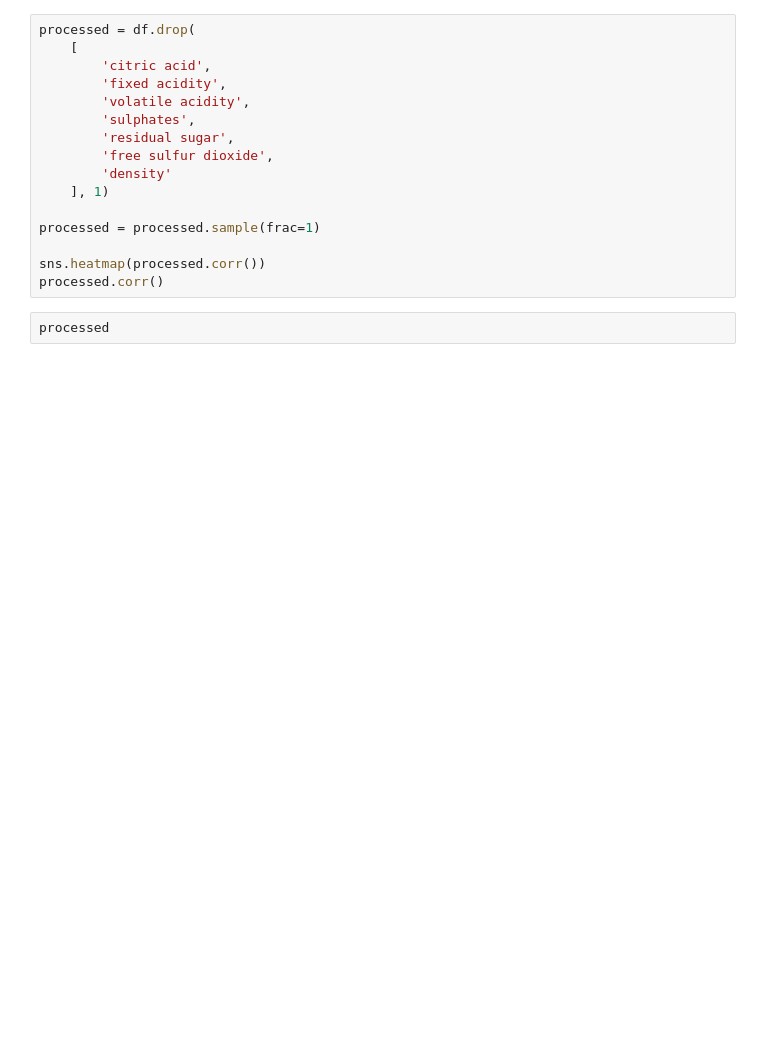
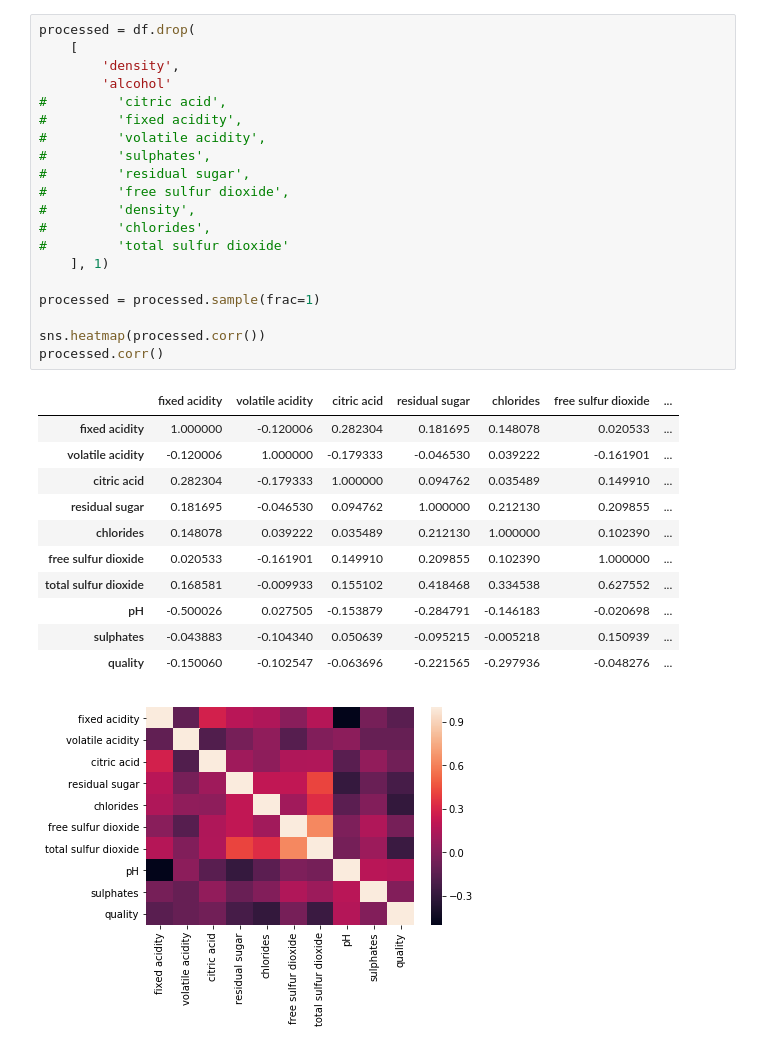
Before and after one commit to ReckoningReckoner/Neural-Networks-and-Genetic-Algorithms, a Jupyter notebook: Backpropagation/Backpropagation/preprocessing.ipynb, the cells around one changed output. Cells and saved outputs as stored; diff of their text form; blank space fills up the shorter version.

```diff
--- a/Backpropagation/Backpropagation/preprocessing.ipynb
+++ b/Backpropagation/Backpropagation/preprocessing.ipynb
@@ -53,18 +53,33 @@ df.corr()
 # %%
 processed = df.drop(
     [
-        'citric acid',
-        'fixed acidity',
-        'volatile acidity',
-        'sulphates',
-        'residual sugar',
-        'free sulfur dioxide',
-        'density'
+        'density',
+        'alcohol'
+#         'citric acid',
+#         'fixed acidity',
+#         'volatile acidity',
+#         'sulphates',
+#         'residual sugar',
+#         'free sulfur dioxide',
+#         'density',
+#         'chlorides',
+#         'total sulfur dioxide'
     ], 1)
 
 processed = processed.sample(frac=1)
 
 sns.heatmap(processed.corr())
 processed.corr()
+# %% [output]
+|  | fixed acidity | volatile acidity | citric acid | residual sugar | chlorides | free sulfur dioxide | ... |
+| fixed acidity | 1.000000 | -0.120006 | 0.282304 | 0.181695 | 0.148078 | 0.020533 | ... |
+| volatile acidity | -0.120006 | 1.000000 | -0.179333 | -0.046530 | 0.039222 | -0.161901 | ... |
+| citric acid | 0.282304 | -0.179333 | 1.000000 | 0.094762 | 0.035489 | 0.149910 | ... |
+| residual sugar | 0.181695 | -0.046530 | 0.094762 | 1.000000 | 0.212130 | 0.209855 | ... |
+| chlorides | 0.148078 | 0.039222 | 0.035489 | 0.212130 | 1.000000 | 0.102390 | ... |
+| free sulfur dioxide | 0.020533 | -0.161901 | 0.149910 | 0.209855 | 0.102390 | 1.000000 | ... |
+| total sulfur dioxide | 0.168581 | -0.009933 | 0.155102 | 0.418468 | 0.334538 | 0.627552 | ... |
+| pH | -0.500026 | 0.027505 | -0.153879 | -0.284791 | -0.146183 | -0.020698 | ... |
+| sulphates | -0.043883 | -0.104340 | 0.050639 | -0.095215 | -0.005218 | 0.150939 | ... |
+| quality | -0.150060 | -0.102547 | -0.063696 | -0.221565 | -0.297936 | -0.048276 | ... |
+[figure, added]
-# %%
-processed
```
Also changed, not shown: parts of 7 cells of this notebook, 12 other files.
